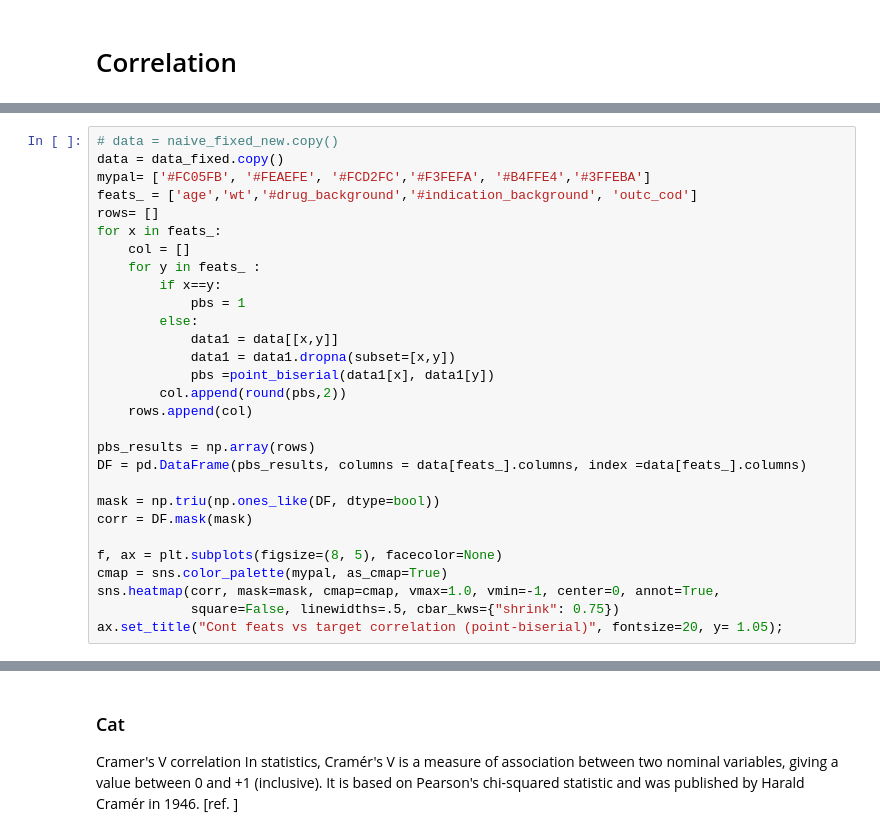
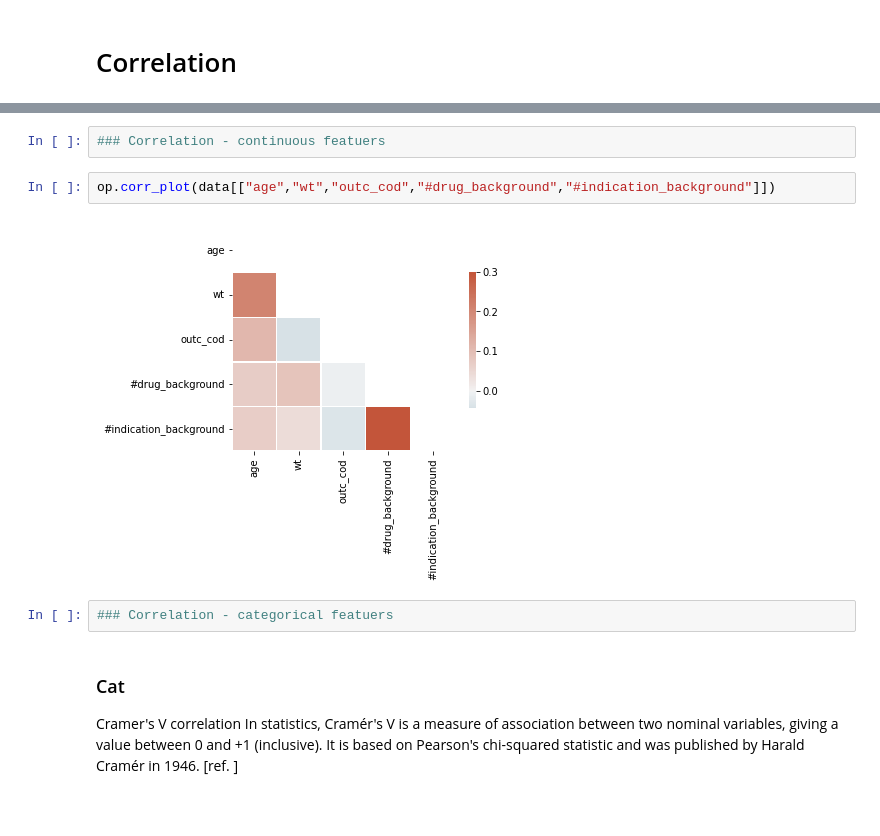
Before and after one commit to omerfalach/Death-Classification-FAERS, a Jupyter notebook: Data_Exploration.ipynb, the cells around one changed output, grey strips where cells are left out. Cells and saved outputs as stored; diff of their text form; blank space fills up the shorter version.

```diff
--- a/Data_Exploration.ipynb
+++ b/Data_Exploration.ipynb
@@ -264,29 +227,0 @@ naive_fixed_new
-# %%
-# data = naive_fixed_new.copy()
-data = data_fixed.copy()
-mypal= ['#FC05FB', '#FEAEFE', '#FCD2FC','#F3FEFA', '#B4FFE4','#3FFEBA']
-feats_ = ['age','wt','#drug_background','#indication_background', 'outc_cod']
-rows= []
-for x in feats_:
-    col = []
-    for y in feats_ :
-        if x==y:
-            pbs = 1
-        else:
-            data1 = data[[x,y]]
-            data1 = data1.dropna(subset=[x,y])
-            pbs =point_biserial(data1[x], data1[y])
-        col.append(round(pbs,2))
-    rows.append(col)
-
-pbs_results = np.array(rows)
-DF = pd.DataFrame(pbs_results, columns = data[feats_].columns, index =data[feats_].columns)
-
-mask = np.triu(np.ones_like(DF, dtype=bool))
-corr = DF.mask(mask)
-
-f, ax = plt.subplots(figsize=(8, 5), facecolor=None)
-cmap = sns.color_palette(mypal, as_cmap=True)
-sns.heatmap(corr, mask=mask, cmap=cmap, vmax=1.0, vmin=-1, center=0, annot=True,
-            square=False, linewidths=.5, cbar_kws={"shrink": 0.75})
-ax.set_title("Cont feats vs target correlation (point-biserial)", fontsize=20, y= 1.05);
@@ -295,3 +228,11 @@ ax.set_title("Cont feats vs target correlation (point-biserial)", fontsize=20, y
+# %%
+### Correlation - continuous featuers
+# %%
+op.corr_plot(data[["age","wt","outc_cod","#drug_background","#indication_background"]])
+# %% [output]
+[figure, added]
+# %%
+### Correlation - categorical featuers
 # %% [markdown]
 ### Cat
 Cramer's V correlation
```
Also changed, not shown: parts of 51 cells of this notebook.
